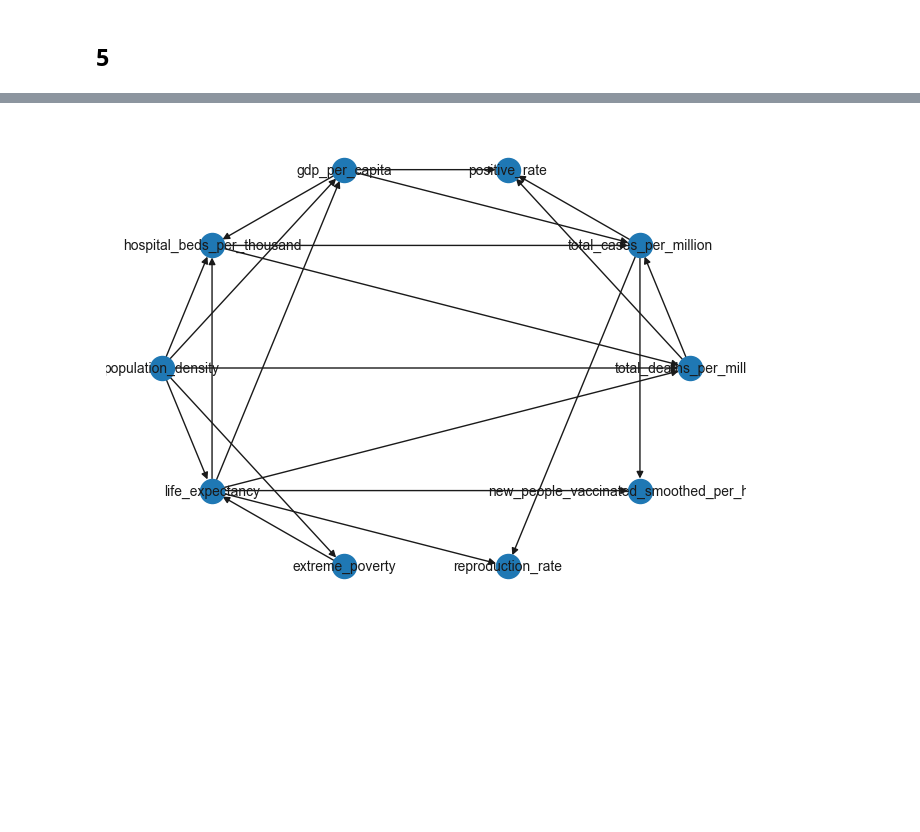
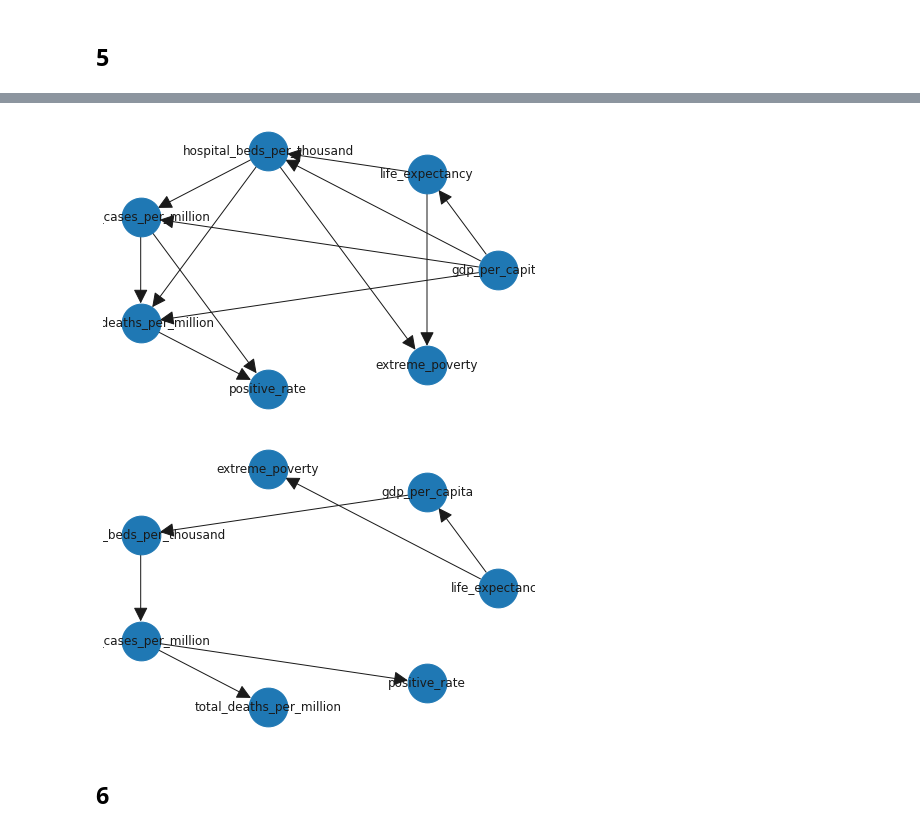
Before and after one commit to D3lph1/methods-and-models-for-multivariate-data-analysis, a Jupyter notebook: Lab 3/lab_3_notebook.ipynb, the cells around one changed output, grey strips where cells are left out. Drawn from its saved outputs; the diff is of its cells as text; code cells hidden in the pictures; blank space fills up the shorter version.

```diff
--- a/Lab 3/lab_3_notebook.ipynb
+++ b/Lab 3/lab_3_notebook.ipynb
@@ -40,7 +40,7 @@ def f(x):
 def g(x, mu, sigma):
     return 1/np.sqrt(2*np.pi)/sigma * np.exp(-0.5*((x-mu)/sigma)**2)
 # %%
-data = pd.read_csv('owid-covid-data.csv')
+data = pd.read_csv('/opt/notebooks/owid-covid-data.csv')
 data
 # %% [output]
 |  | iso_code | continent | location | date | total_cases | new_cases | new_cases_smoothed | total_deaths | ... |
@@ -227,7 +227,7 @@ plt.show()
 subdata = df[[node for node in our_model.nodes()]]
 # %%
 transformed_data = subdata.copy()
-bins = KBinsDiscretizer(n_bins=5, encode='ordinal', strategy='kmeans')
+bins = KBinsDiscretizer(n_bins=7, encode='ordinal', strategy='kmeans')
 data_discrete = bins.fit_transform(subdata.values)
 # %%
 data_discrete = pd.DataFrame(data_discrete, columns=subdata.columns,index=subdata.index)
@@ -252,21 +252,3 @@ from pgmpy.estimators import MaximumLikelihoodEstimator
 our_model.fit(data_discrete, estimator=MaximumLikelihoodEstimator)
 # %% [markdown]
 ## 5
-# %%
-#transformation
-
-transformed_data = copy(df)
-est = KBinsDiscretizer(n_bins=5, encode='ordinal', strategy='kmeans')
-data_discrete = est.fit_transform(df.values)
-transformed_data[[
-            'total_deaths_per_million',
-            'positive_rate',
-            'reproduction_rate',
-            'new_people_vaccinated_smoothed_per_hundred',
-            'gdp_per_capita',
-            'population_density',
-            'life_expectancy',
-            'extreme_poverty',
-            'hospital_beds_per_thousand',
-            'total_cases_per_million'
-            ]] = data_discrete
@@ -285,12 +265,10 @@ nx.draw(G_K2, pos, with_labels=True, font_weight='light', font_size=10)
+# %%
+hc_BicScore = HillClimbSearch(data_discrete)
+best_model_BicScore = hc_BicScore.estimate(scoring_method=BicScore(data_discrete))
 # %%
-#bic model
-
-hc_BicScore = HillClimbSearch(transformed_data)
-best_model_BicScore = hc_BicScore.estimate(scoring_method=BicScore(transformed_data))
-
 G_BicScore = nx.DiGraph()
 G_BicScore.add_edges_from(best_model_BicScore.edges())
-pos = nx.layout.circular_layout(G_BicScore)
-nx.draw(G_BicScore, pos, with_labels=True,font_weight='light', font_size=10)
+positions = nx.layout.circular_layout(G_BicScore)
+nx.draw(G_BicScore, positions, with_labels=True, node_size=1500, arrowsize=30)
 # %% [output]
-[figure, old version]
+[figure, new version]
@@ -297,3 +278,12 @@ nx.draw(G_BicScore, pos, with_labels=True,font_weight='light', font_size=10)
+# %%
+G_TS = nx.DiGraph()
+G_TS.add_edges_from(model_TS.edges())
+positions = nx.layout.circular_layout(G_TS)
+nx.draw(G_TS, positions, with_labels=True, node_size=1500, arrowsize=30)
+# %% [output]
+[figure, added]
+# %% [markdown]
+## 6
 # %%
 def sampling (bn: DAG, data: pd.DataFrame, n: int = 100):
     bn_new = BayesianModel(bn.edges())
```
Also changed, not shown: parts of 22 cells of this notebook, 2 other files.
